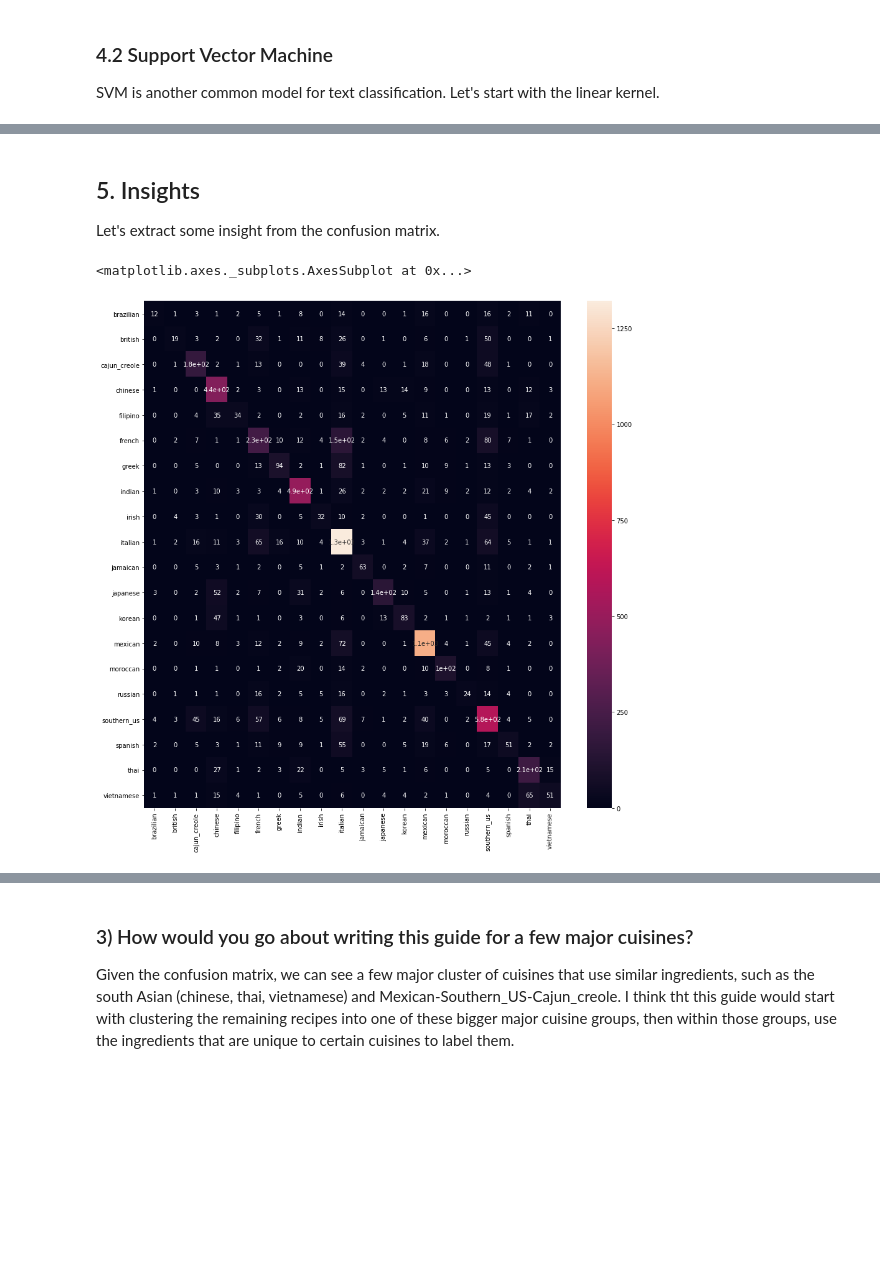
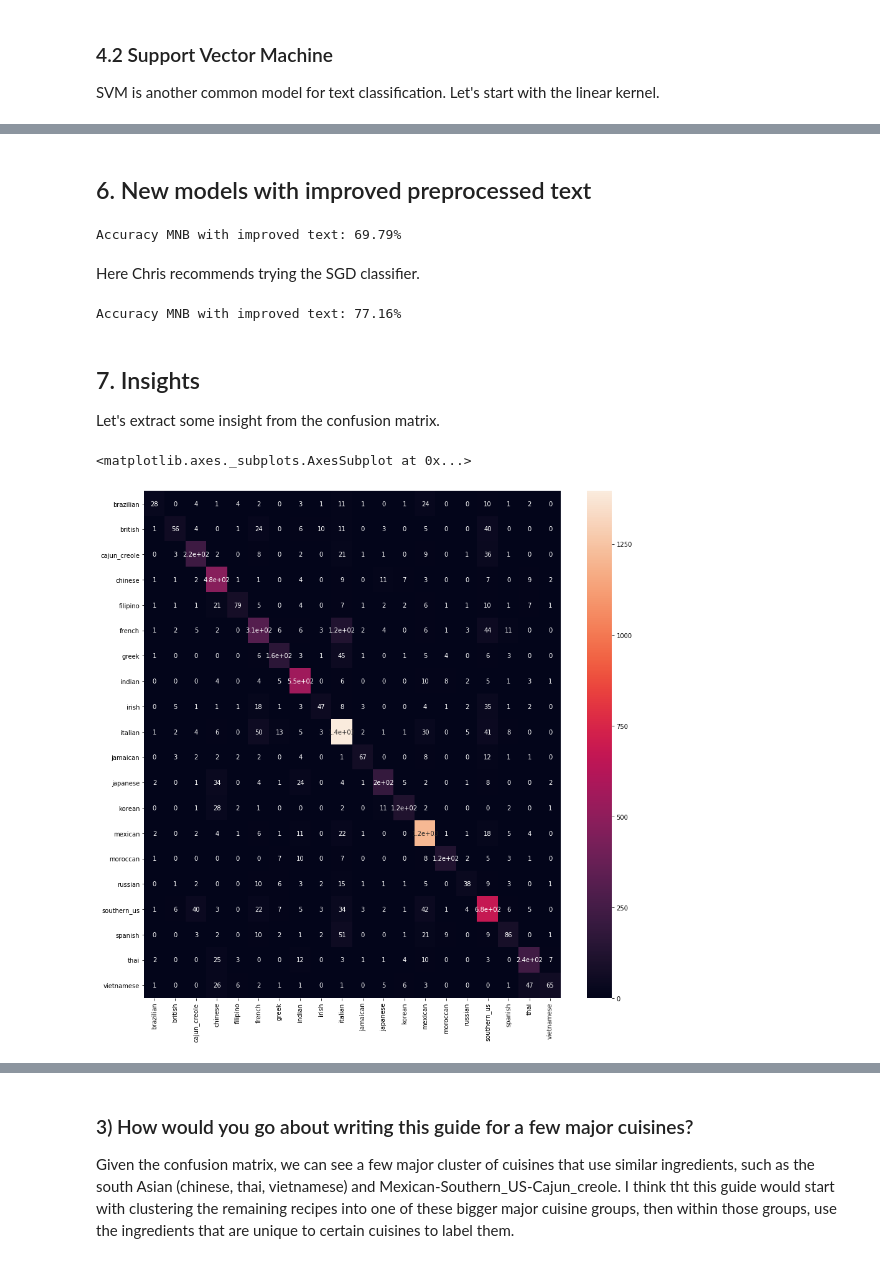
Before and after one commit to isaac-chung/data-challenge-templates, a Jupyter notebook: recipe2Cuisine/Isaac_Chung_submission.ipynb, the cells around one changed output, grey strips where cells are left out. Cells and saved outputs as stored; diff of their text form; code cells hidden in the pictures; blank space fills up the shorter version.

Commit message:
Added updates to text preprocessing and new models.

```diff
--- a/recipe2Cuisine/Isaac_Chung_submission.ipynb
+++ b/recipe2Cuisine/Isaac_Chung_submission.ipynb
@@ -318,0 +445,2 @@ Accuracy SVC: 66.37%
+# %%
+ingredients_processed = [','.join(['_'.join(ingredient) for ingredient in recipe]) for recipe in ingredients_clean]
@@ -319,17 +459,46 @@ Accuracy SVC: 66.37%
+# %% [markdown]
+## 6. New models with improved preprocessed text
+# %%
+X = ingredients_processed
+y = data.cuisine
+X_train, X_test, y_train, y_test = train_test_split(X, y, test_size=0.2, stratify=y)
+vectorizer = TfidfVectorizer(min_df = 5)
+vectorizer.fit(X_train)
+X_train_t = vectorizer.transform(X_train)
+X_test_t = vectorizer.transform(X_test)
+clf = MultinomialNB()
+clf.fit(X_train_t, y_train)
+y_pred = clf.predict(X_test_t)
+accuracy = accuracy_score(y_pred, y_test)
+print("Accuracy MNB with improved text: %.2f%%" % (accuracy * 100.0))
+# %% [output]
+Accuracy MNB with improved text: 69.79%
+# %% [markdown]
+Here Chris recommends trying the SGD classifier.
+# %%
+from sklearn.linear_model import SGDClassifier
+
+clf = SGDClassifier()
+clf.fit(X_train_t, y_train)
+y_pred = clf.predict(X_test_t)
+accuracy = accuracy_score(y_pred, y_test)
+print("Accuracy MNB with improved text: %.2f%%" % (accuracy * 100.0))
+# %% [output]
+Accuracy MNB with improved text: 77.16%
 # %% [markdown]
-## 5. Insights
+## 7. Insights
 Let's extract some insight from the confusion matrix.
 # %%
 from sklearn.metrics import confusion_matrix
 
-cm = confusion_matrix(y_test, y_pred_svc)
+cm = confusion_matrix(y_test, y_pred)
 plt.figure(figsize=(15,15))
 sns.heatmap(pd.DataFrame(cm, index=encoder.classes_,
                          columns=encoder.classes_,),
                          annot=True)
 # %% [output]
 <matplotlib.axes._subplots.AxesSubplot at 0x...>
-[figure, old version]
+[figure, new version]
 # %% [markdown]
 I am running out of time at this point. Let's recap the 3 tasks.
 
```
Also changed, not shown: parts of 28 cells of this notebook.
